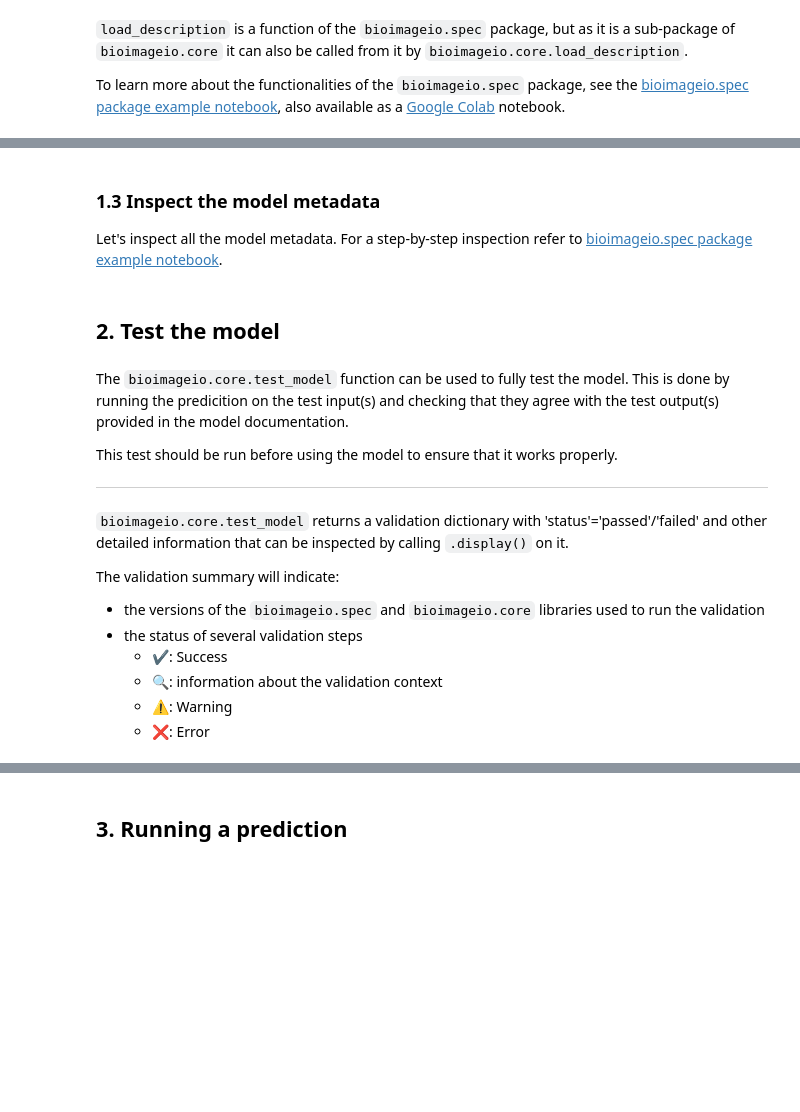
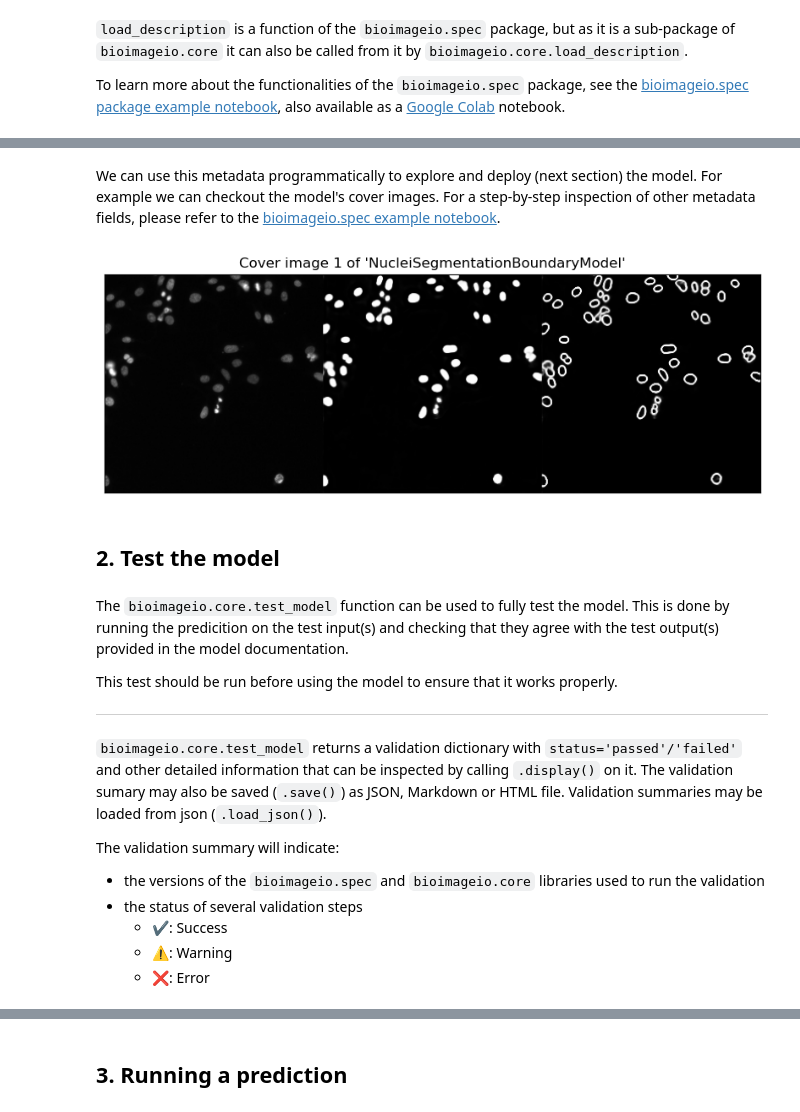
Before and after one commit to bioimage-io/core-bioimage-io-python, a Jupyter notebook: example/model_usage.ipynb, the cells around one changed output, grey strips where cells are left out. Drawn from its saved outputs; the diff is of its cells as text; code cells hidden in the pictures; blank space fills up the shorter version.

Commit message:
WIP update model_usage.ipynb

```diff
--- a/example/model_usage.ipynb
+++ b/example/model_usage.ipynb
@@ -84,7 +90,8 @@ Alternatively, any rdf.yaml source, single file or in a .zip, may be loaded by p
 # %%
-BMZ_MODEL_ID = ""  # "affable-shark"
-BMZ_MODEL_DOI = ""  # "10.5281/zenodo.6287342"
-BMZ_MODEL_URL = "https://uk1s3.embassy.ebi.ac.uk/public-datasets/bioimage.io/affable-shark/draft/files/rdf.yaml"
+MODEL_SOURCE = "affable-shark"  # bioimageio ID
+# MODEL_SOURCE = "10.5281/zenodo.6287342"  # DOI of the backup hosted on Zenodo
+# MODEL_SOURCE = "https://uk1s3.embassy.ebi.ac.uk/public-datasets/bioimage.io/affable-shark/1.1/files/rdf.yaml"  # URL to bioimageio.yaml file
+# MODEL_SOURCE = "bioimageio_package.zip"  # path to a local zip file
 # %% [markdown]
 `load_description` is a function of the `bioimageio.spec` package, but as it is a sub-package of `bioimageio.core` it can also be called from it by `bioimageio.core.load_description`.
 
@@ -118,0 +99,11 @@ if "draft" in BMZ_MODEL_ID or "draft" in BMZ_MODEL_DOI or "draft" in BMZ_MODEL_U
+# %%
+from bioimageio.core import load_model_description
+from bioimageio.spec import InvalidDescr, ModelDescr
+
+model = load_model_description(MODEL_SOURCE)
+if isinstance(model, InvalidDescr):
+    model.validation_summary.display()
+    raise TypeError("Invalid model description")
+elif not isinstance(model, ModelDescr):
+    model.validation_summary.display()
+    raise TypeError(f"This notebook requires the latest model format version {ModelDescr.implemented_format_version}.")
@@ -119,4 +137,4 @@ if "draft" in BMZ_MODEL_ID or "draft" in BMZ_MODEL_DOI or "draft" in BMZ_MODEL_U
 # %% [markdown]
-### 1.3 Inspect the model metadata
-
-Let's inspect all the model metadata. For a step-by-step inspection refer to [bioimageio.spec package example notebook](https://github.com/bioimage-io/spec-bioimage-io/blob/main/example/load_model_and_create_your_own.ipynb).
+We can use this metadata programmatically to explore and deploy (next section) the model.
+For example we can checkout the model's cover images.
+For a step-by-step inspection of other metadata fields, please refer to the [bioimageio.spec example notebook](https://github.com/bioimage-io/spec-bioimage-io/blob/main/example/load_model_and_create_your_own.ipynb).
@@ -125,12 +141,17 @@ pprint(model)
 # %%
-print(f"\n Covers of the model '{model.name}' are: ")
-for cover in model.covers:
-    cover_data = imread(download(cover).path)
-    plt.figure(figsize=(10, 10))
-    plt.imshow(cover_data)
-    plt.xticks([])
-    plt.yticks([])
-    plt.show()
+from bioimageio.core.io import load_image
+import matplotlib.pyplot as plt
+
+for i, cover in enumerate(model.covers):
+    cover_data = load_image(cover)
+    _ = plt.figure(figsize=(10, 10))
+    _ = plt.imshow(cover_data)
+    _ = plt.xticks([])
+    _ = plt.yticks([])
+    _ = plt.title(f"Cover image {i+1} of '{model.name}'")
+    _ = plt.show()
+# %% [output]
+[figure, added]
 # %% [markdown]
 ## 2. Test the model
 # %% [markdown]
@@ -141,13 +162,14 @@ This test should be run before using the model to ensure that it works properly.
 
 ----
 
-`bioimageio.core.test_model` returns a validation dictionary with 'status'='passed'/'failed' and other detailed information that can be inspected by calling `.display()` on it.
+`bioimageio.core.test_model` returns a validation dictionary with `status='passed'/'failed'` and other detailed information that can be inspected by calling `.display()` on it.
+The validation sumary may also be saved (`.save()`) as JSON, Markdown or HTML file.
+Validation summaries may be loaded from json (`.load_json()`).
 
 The validation summary will indicate:
 - the versions of the `bioimageio.spec` and `bioimageio.core` libraries used to run the validation
 - the status of several validation steps
     - ✔️: Success
-    - 🔍: information about the validation context
     - ⚠: Warning
     - ❌: Error
 # %%
```
Also changed, not shown: parts of 29 cells of this notebook.
